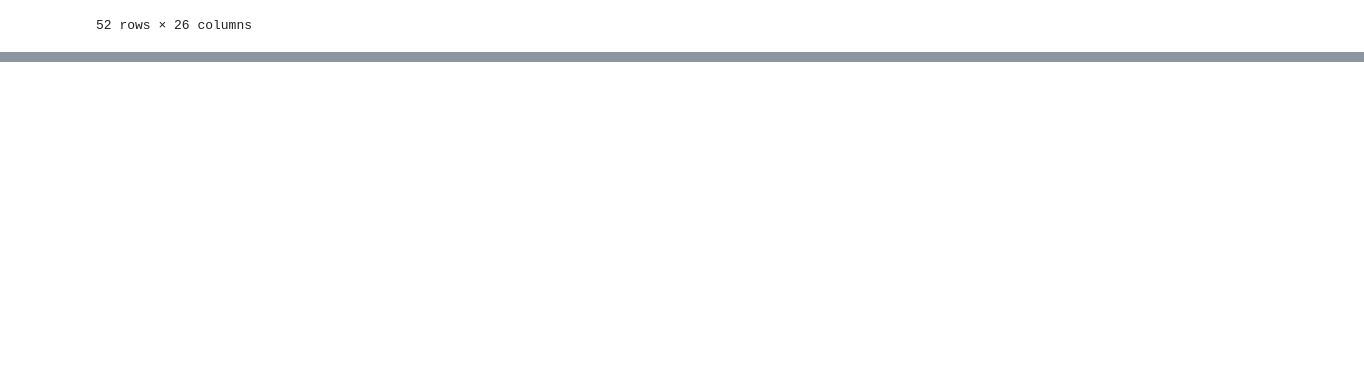
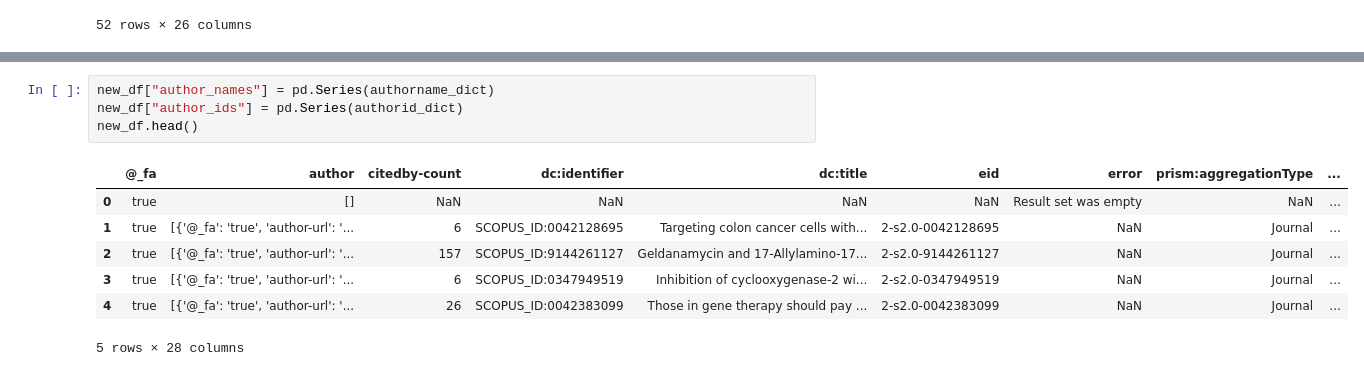
Before and after one commit to kglibrarian/scopusAPIrequests, a Jupyter notebook: MultipleAuthorAPIRequests.ipynb, the cells around one changed output, grey strips where cells are left out. Cells and saved outputs as stored; diff of their text form; blank space fills up the shorter version.

Commit message:
fixed author name loop in dataframe

```diff
--- a/MultipleAuthorAPIRequests.ipynb
+++ b/MultipleAuthorAPIRequests.ipynb
@@ -363,0 +346,12 @@ OrderedDict()
+# %%
+new_df["author_names"] = pd.Series(authorname_dict)
+new_df["author_ids"] = pd.Series(authorid_dict)
+new_df.head()
+# %% [output]
+|  | @_fa | author | citedby-count | dc:identifier | dc:title | eid | error | prism:aggregationType | ... |
+| 0 | true | [] | NaN | NaN | NaN | NaN | Result set was empty | NaN | ... |
+| 1 | true | [{'@_fa': 'true', 'author-url': '... | 6 | SCOPUS_ID:0042128695 | Targeting colon cancer cells with... | 2-s2.0-0042128695 | NaN | Journal | ... |
+| 2 | true | [{'@_fa': 'true', 'author-url': '... | 157 | SCOPUS_ID:9144261127 | Geldanamycin and 17-Allylamino-17... | 2-s2.0-9144261127 | NaN | Journal | ... |
+| 3 | true | [{'@_fa': 'true', 'author-url': '... | 6 | SCOPUS_ID:0347949519 | Inhibition of cyclooxygenase-2 wi... | 2-s2.0-0347949519 | NaN | Journal | ... |
+| 4 | true | [{'@_fa': 'true', 'author-url': '... | 26 | SCOPUS_ID:0042383099 | Those in gene therapy should pay ... | 2-s2.0-0042383099 | NaN | Journal | ... |
+5 rows × 28 columns
```
Also changed, not shown: parts of 5 cells of this notebook.
